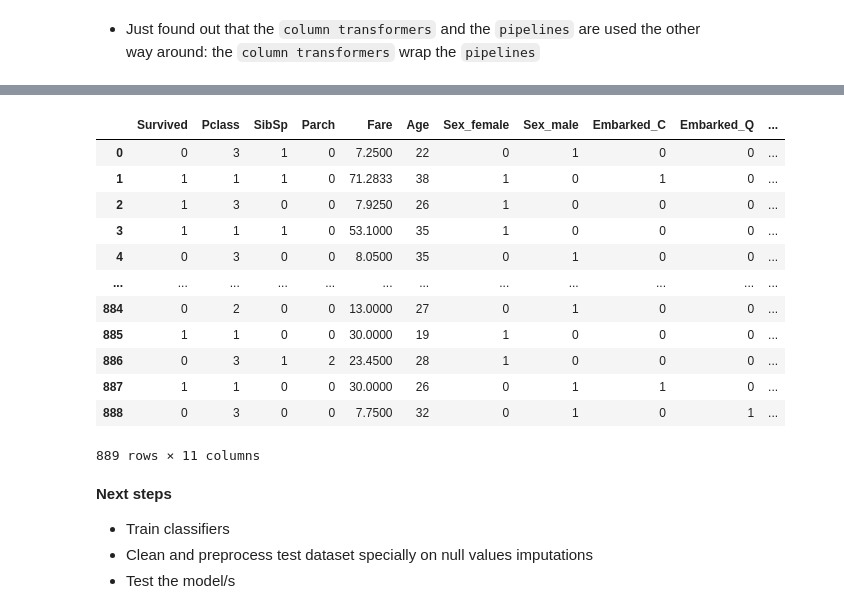
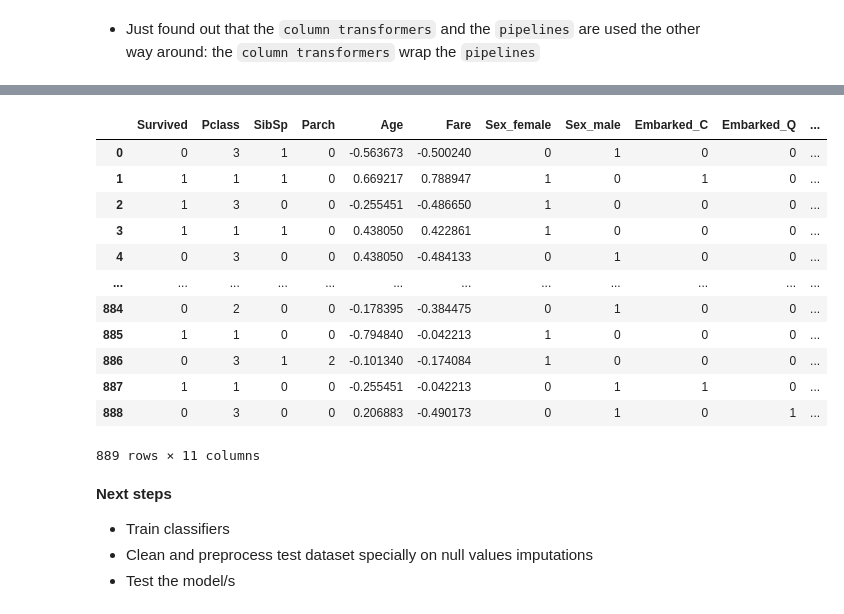
Before and after one commit to MiquelMarinoEspinosa/handson-ml3, a Jupyter notebook: 03_exercises.ipynb, the cells around one changed output, grey strips where cells are left out. Drawn from its saved outputs; the diff is of its cells as text; code cells hidden in the pictures.

Commit message:
finish models analysis next step train models

```diff
--- a/03_exercises.ipynb
+++ b/03_exercises.ipynb
@@ -1747,20 +1763,20 @@ titanic_dataset_preprocessed.to_csv(
     index=False
 )
 # %%
-pd.read_csv('/home/devel/handson-ml3/datasets/titanic/titanic_dataset_preprocessed.csv')
+pd.read_csv('/home/devel/handson-ml3/datasets/titanic/train_preprocessed.csv')
 # %% [output]
-|  | Survived | Pclass | SibSp | Parch | Fare | Age | Sex_female | Sex_male | Embarked_C | Embarked_Q | ... |
-| 0 | 0 | 3 | 1 | 0 | 7.2500 | 22 | 0 | 1 | 0 | 0 | ... |
-| 1 | 1 | 1 | 1 | 0 | 71.2833 | 38 | 1 | 0 | 1 | 0 | ... |
-| 2 | 1 | 3 | 0 | 0 | 7.9250 | 26 | 1 | 0 | 0 | 0 | ... |
-| 3 | 1 | 1 | 1 | 0 | 53.1000 | 35 | 1 | 0 | 0 | 0 | ... |
-| 4 | 0 | 3 | 0 | 0 | 8.0500 | 35 | 0 | 1 | 0 | 0 | ... |
+|  | Survived | Pclass | SibSp | Parch | Age | Fare | Sex_female | Sex_male | Embarked_C | Embarked_Q | ... |
+| 0 | 0 | 3 | 1 | 0 | -0.563673 | -0.500240 | 0 | 1 | 0 | 0 | ... |
+| 1 | 1 | 1 | 1 | 0 | 0.669217 | 0.788947 | 1 | 0 | 1 | 0 | ... |
+| 2 | 1 | 3 | 0 | 0 | -0.255451 | -0.486650 | 1 | 0 | 0 | 0 | ... |
+| 3 | 1 | 1 | 1 | 0 | 0.438050 | 0.422861 | 1 | 0 | 0 | 0 | ... |
+| 4 | 0 | 3 | 0 | 0 | 0.438050 | -0.484133 | 0 | 1 | 0 | 0 | ... |
 | ... | ... | ... | ... | ... | ... | ... | ... | ... | ... | ... | ... |
-| 884 | 0 | 2 | 0 | 0 | 13.0000 | 27 | 0 | 1 | 0 | 0 | ... |
-| 885 | 1 | 1 | 0 | 0 | 30.0000 | 19 | 1 | 0 | 0 | 0 | ... |
-| 886 | 0 | 3 | 1 | 2 | 23.4500 | 28 | 1 | 0 | 0 | 0 | ... |
-| 887 | 1 | 1 | 0 | 0 | 30.0000 | 26 | 0 | 1 | 1 | 0 | ... |
-| 888 | 0 | 3 | 0 | 0 | 7.7500 | 32 | 0 | 1 | 0 | 1 | ... |
+| 884 | 0 | 2 | 0 | 0 | -0.178395 | -0.384475 | 0 | 1 | 0 | 0 | ... |
+| 885 | 1 | 1 | 0 | 0 | -0.794840 | -0.042213 | 1 | 0 | 0 | 0 | ... |
+| 886 | 0 | 3 | 1 | 2 | -0.101340 | -0.174084 | 1 | 0 | 0 | 0 | ... |
+| 887 | 1 | 1 | 0 | 0 | -0.255451 | -0.042213 | 0 | 1 | 1 | 0 | ... |
+| 888 | 0 | 3 | 0 | 0 | 0.206883 | -0.490173 | 0 | 1 | 0 | 1 | ... |
 889 rows × 11 columns
 # %% [markdown]
 **Next steps**
```
Also changed, not shown: parts of 11 cells of this notebook.
